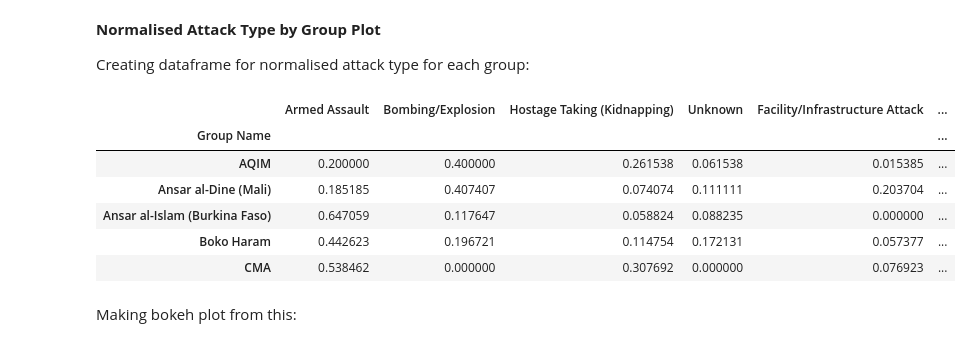
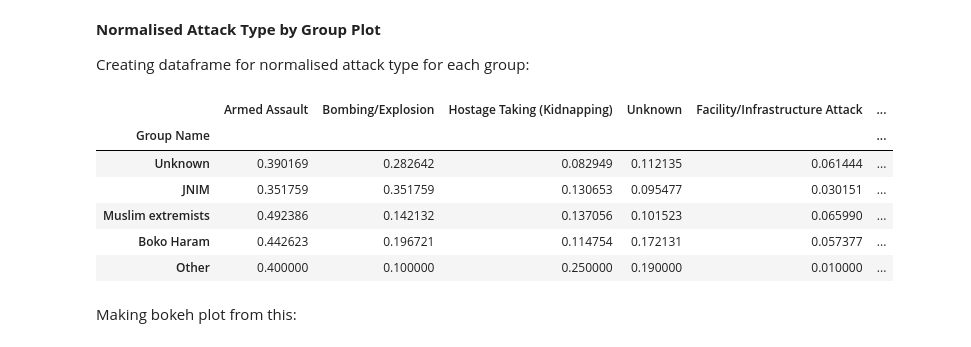
Before and after one commit to maxstalzer/maxstalzer.github.io, a Jupyter notebook: SahelNotebook.ipynb, the cells around one changed output. Drawn from its saved outputs; the diff is of its cells as text; code cells hidden in the pictures.

```diff
--- a/SahelNotebook.ipynb
+++ b/SahelNotebook.ipynb
@@ -270,30 +270,34 @@ show(p)
 Creating dataframe for normalised attack type for each group:
 # %%
 attackTypeNorm = pd.DataFrame()
-attackTypeNorm.index.name = 'Group Name'
+
 
 attacktypes = Sahel.groupby('attacktype1_txt').size().sort_values(ascending=False).index.values
 
 for i in attacktypes:
     attack = Sahel[Sahel['attacktype1_txt'] == i]
     gCount = attack.groupby(attack['GroupID']).size()
     attackTypeNorm[i] = gCount
 
 # Fill NaN values with 0
 attackTypeNorm = attackTypeNorm.fillna(0)
 
 # Divide each row by the sum of the row
 attackTypeNorm = attackTypeNorm.div(attackTypeNorm.sum(axis=1), axis=0)
 
+# Sort attackTypeNorm DataFrame by groupIDCount index
+attackTypeNorm = attackTypeNorm.reindex(groupIDCount.index)
+attackTypeNorm.index.name = 'Group Name'
+
 attackTypeNorm.head()
 # %% [output]
 |  | Armed Assault | Bombing/Explosion | Hostage Taking (Kidnapping) | Unknown | Facility/Infrastructure Attack | ... |
 | Group Name |  |  |  |  |  | ... |
-| AQIM | 0.200000 | 0.400000 | 0.261538 | 0.061538 | 0.015385 | ... |
-| Ansar al-Dine (Mali) | 0.185185 | 0.407407 | 0.074074 | 0.111111 | 0.203704 | ... |
-| Ansar al-Islam (Burkina Faso) | 0.647059 | 0.117647 | 0.058824 | 0.088235 | 0.000000 | ... |
+| Unknown | 0.390169 | 0.282642 | 0.082949 | 0.112135 | 0.061444 | ... |
+| JNIM | 0.351759 | 0.351759 | 0.130653 | 0.095477 | 0.030151 | ... |
+| Muslim extremists | 0.492386 | 0.142132 | 0.137056 | 0.101523 | 0.065990 | ... |
 | Boko Haram | 0.442623 | 0.196721 | 0.114754 | 0.172131 | 0.057377 | ... |
-| CMA | 0.538462 | 0.000000 | 0.307692 | 0.000000 | 0.076923 | ... |
+| Other | 0.400000 | 0.100000 | 0.250000 | 0.190000 | 0.010000 | ... |
 # %% [markdown]
 Making bokeh plot from this:
 # %%
```
Also changed, not shown: parts of 2 cells of this notebook, 4 other files.
